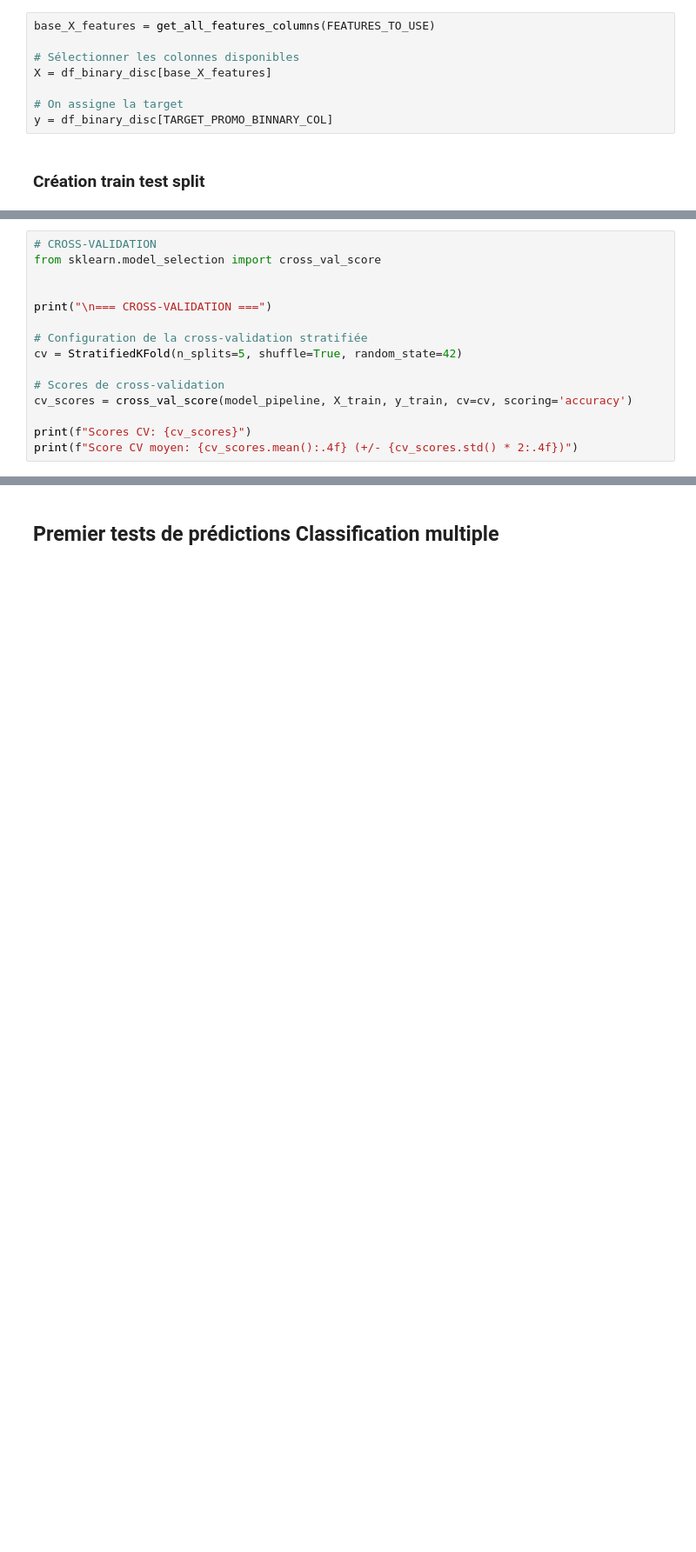
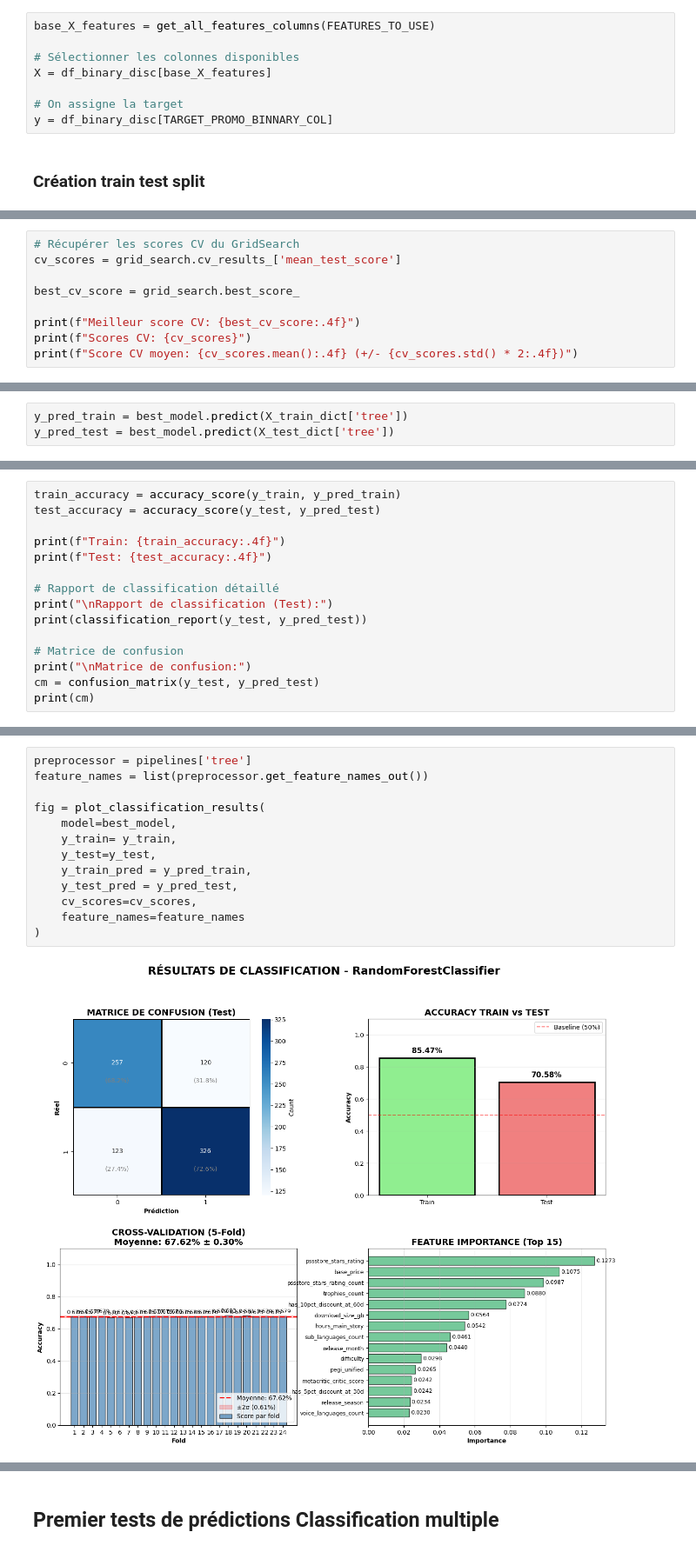
Before and after one commit to sebastien-chopin-dev/alyra-ia-psstore-machine-learning-project, a Jupyter notebook: notebooks/classification_models2.ipynb, the cells around one changed output, grey strips where cells are left out. Shown at 87% size. Drawn from its saved outputs; the diff is of its cells as text; blank space fills up the shorter version.

```diff
--- a/notebooks/classification_models2.ipynb
+++ b/notebooks/classification_models2.ipynb
@@ -1042,16 +1560,10 @@ model_pipeline = Pipeline(steps=[
 # %%
-# CROSS-VALIDATION
-from sklearn.model_selection import cross_val_score
+# Récupérer les scores CV du GridSearch
+cv_scores = grid_search.cv_results_['mean_test_score']
 
+best_cv_score = grid_search.best_score_
 
-print("\n=== CROSS-VALIDATION ===")
-
-# Configuration de la cross-validation stratifiée
-cv = StratifiedKFold(n_splits=5, shuffle=True, random_state=42)
-
-# Scores de cross-validation
-cv_scores = cross_val_score(model_pipeline, X_train, y_train, cv=cv, scoring='accuracy')
-
+print(f"Meilleur score CV: {best_cv_score:.4f}")
 print(f"Scores CV: {cv_scores}")
 print(f"Score CV moyen: {cv_scores.mean():.4f} (+/- {cv_scores.std() * 2:.4f})")
 # %% [output]
@@ -1060,0 +1578,3 @@ Score CV moyen: 0.8085 (+/- 0.0414)
+# %%
+y_pred_train = best_model.predict(X_train_dict['tree'])
+y_pred_test = best_model.predict(X_test_dict['tree'])
@@ -1060,0 +1588,15 @@ Score CV moyen: 0.8085 (+/- 0.0414)
+# %%
+train_accuracy = accuracy_score(y_train, y_pred_train)
+test_accuracy = accuracy_score(y_test, y_pred_test)
+
+print(f"Train: {train_accuracy:.4f}")
+print(f"Test: {test_accuracy:.4f}")
+
+# Rapport de classification détaillé
+print("\nRapport de classification (Test):")
+print(classification_report(y_test, y_pred_test))
+
+# Matrice de confusion
+print("\nMatrice de confusion:")
+cm = confusion_matrix(y_test, y_pred_test)
+print(cm)
@@ -1060,0 +1794,15 @@ Score CV moyen: 0.8085 (+/- 0.0414)
+# %%
+preprocessor = pipelines['tree']
+feature_names = list(preprocessor.get_feature_names_out())
+
+fig = plot_classification_results(
+    model=best_model,
+    y_train= y_train,
+    y_test=y_test,
+    y_train_pred = y_pred_train,
+    y_test_pred = y_pred_test,
+    cv_scores=cv_scores,
+    feature_names=feature_names
+)
+# %% [output]
+[figure, added]
```
Also changed, not shown: parts of 38 cells of this notebook, 4 other files.
